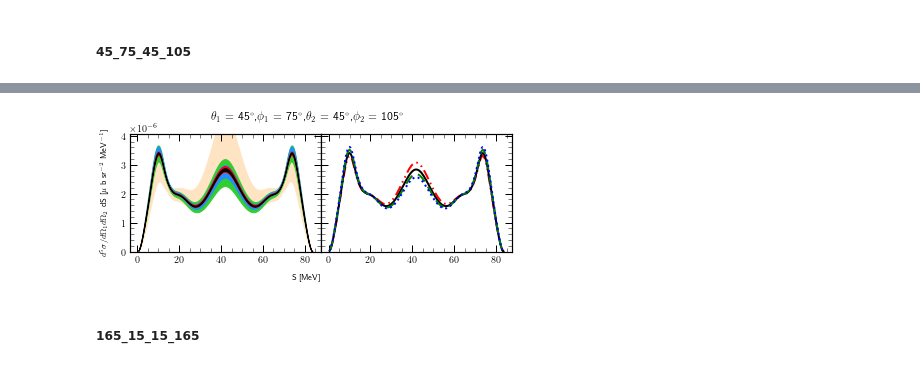
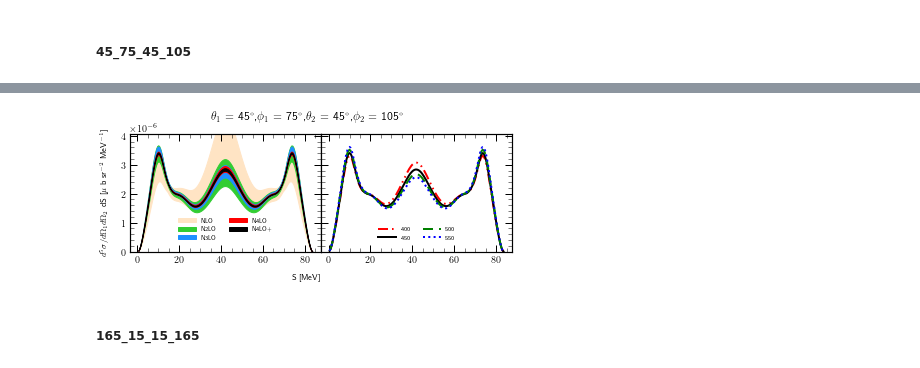
Before and after one commit to VitaliiUr/thesis, a Jupyter notebook: PlotData/figures_He_configuration.ipynb, the cells around one changed output, grey strips where cells are left out. Saved outputs shown, nothing was run; the diff lists cells and outputs as text; code cells hidden in the pictures.

```diff
--- a/PlotData/figures_He_configuration.ipynb
+++ b/PlotData/figures_He_configuration.ipynb
@@ -330,7 +380,7 @@ for j, ax in enumerate(axes):
                    & (df3["FORCE"] == "N2LO")]["CROSS"].max()*1.2])
     # ax.grid(alpha=0.2)
     ax.set_zorder(-1)
-    # ax.legend(fontsize=6, handlelength=3)
+    ax.legend(fontsize=6, handlelength=3, loc="lower center", ncol=2, bbox_to_anchor=(0, 0.05, 1, 1))
 plt.tight_layout()
 plt.savefig(f"Figures_HE/CROSS_excl_trunc_100mev_{df3.CONFIG.values[0]}_3NF.pdf", dpi=300, facecolor="white")
 # %% [output]
@@ -358,35 +408,35 @@ fig.suptitle("$\\theta_1$ = {}$^\circ$,"
 fig.supylabel("$d^5\sigma/d\Omega _1 d\Omega _2$ dS [$\mu$ b sr$^{-2}$ MeV$^{-1}$]", size=8)
 fig.supxlabel("S [MeV]", size=8, y=0.06)
 
 for force in FORCES[1:]:
     df_tmp =  df1[(df1["CUTOFF"]==450)
                    & (df1["FORCE"] == force) ]
     axes[0].fill_between(df_tmp.SLANGE, df_tmp["CROSS"].values+df_trunc[force].values,
                             df_tmp["CROSS"].values-df_trunc[force].values, label=force,
                             color=trunc_colors[force])
     # axes[0].plot(df_tmp["SLANGE"], df_tmp["CROSS"], **line_styles[force], label=force)
 # df_tmp =  df3[(df3["CUTOFF"]==450)
 #                    & (df3["FORCE"] == "N4LO+") ]
 # # axes[0].plot(df_tmp["SLANGE"], df_tmp["CROSS"], **line_styles["AV18"])
 # axes[1].plot(df_tmp["SLANGE"], df_tmp["CROSS"], **line_styles["AV18"], label="3NF")
 for cut in CUTOFF:
     df_tmp =  df1[(df1["CUTOFF"]==cut)
                    & (df1["FORCE"] == "N4LO+") ]
     axes[1].plot(df_tmp["SLANGE"], df_tmp["CROSS"], **ls_cutoff[cut], label=cut)
 for j, ax in enumerate(axes):
     ax.tick_params(which='minor', direction='in', length=4,
                    width=0.5, top=True, right=True)
     ax.tick_params(which='major', direction='in',
                    length=7, width=1, top=True, right=True, zorder=1)
     ax.set_ylim([0, df1[(df1["CUTOFF"]==450)
                    & (df1["FORCE"] == "NLO")]["CROSS"].max()*1.1])
     # ax.grid(alpha=0.2)
     ax.set_zorder(-1)
-    # ax.legend(fontsize=6, handlelength=3)
+    ax.legend(fontsize=6, handlelength=3, loc="lower center", ncol=2, bbox_to_anchor=(0, 0.05, 1, 1))
 plt.tight_layout()
 plt.savefig(f"Figures_HE/CROSS_excl_trunc_100mev_{df3.CONFIG.values[0]}_2NF.pdf", dpi=300, facecolor="white")
 # %% [output]
-[figure, old version]
+[figure, new version]
 # %% [markdown]
 ##### 165_15_15_165
 # %%
```
Also changed, not shown: parts of 17 cells of this notebook, 7 other files.
